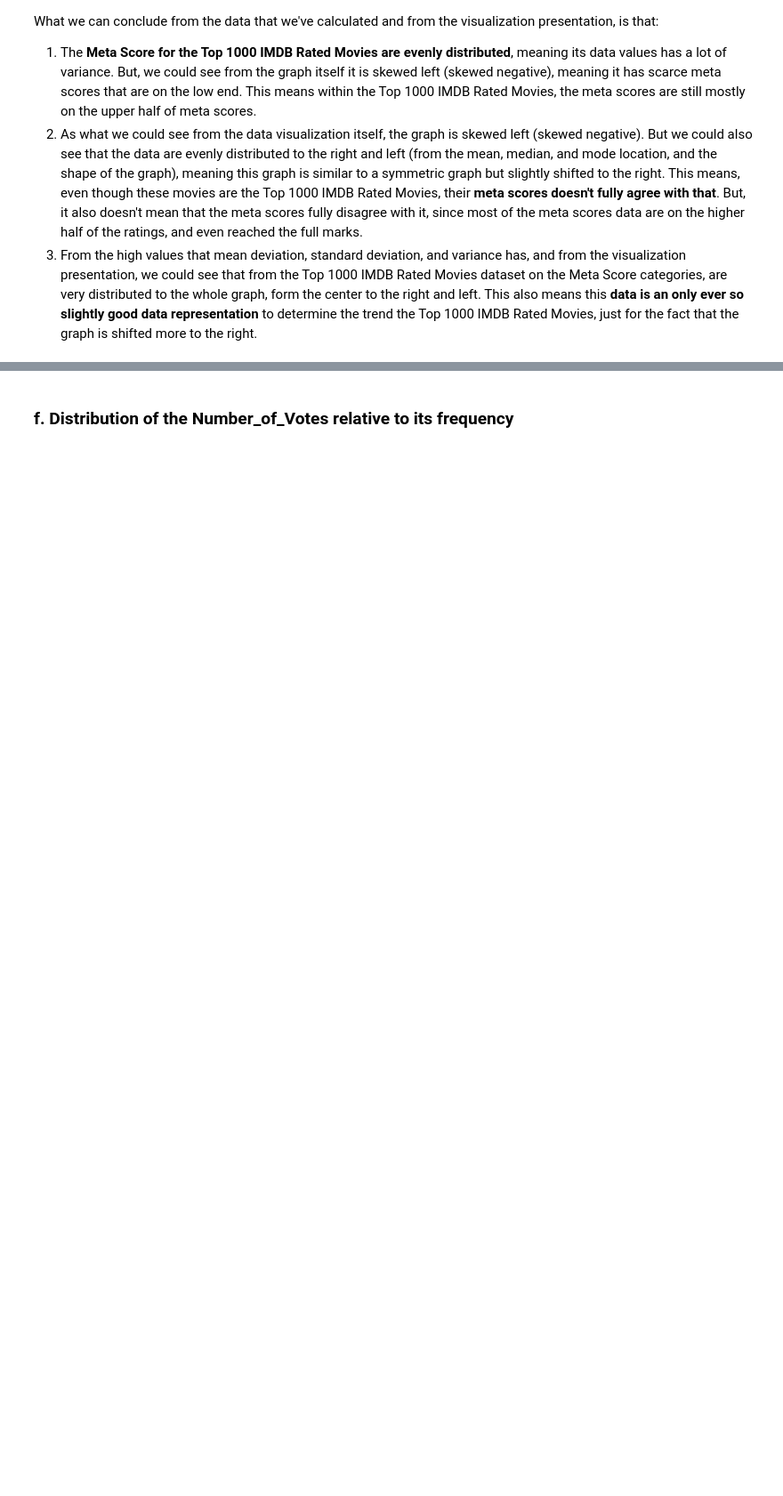
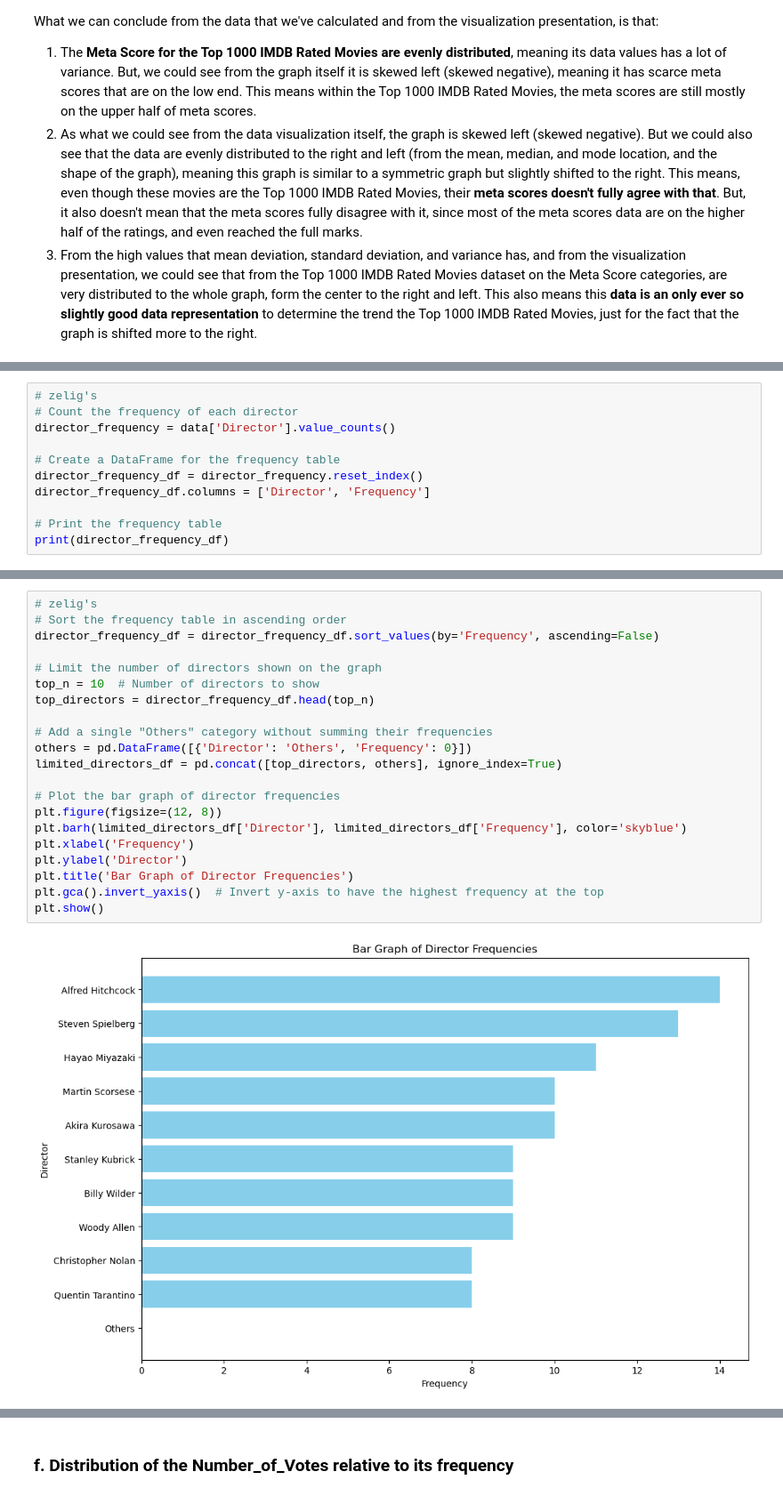
Before and after one commit to sipalingnub/fpStatpropb24, a Jupyter notebook: FP_Statprob_2024 (1).ipynb, the cells around one changed output, grey strips where cells are left out. Shown: that part at 89% size. Saved outputs shown, nothing was run; the diff lists cells and outputs as text; blank space fills up the shorter version.

```diff
--- a/FP_Statprob_2024 (1).ipynb
+++ b/FP_Statprob_2024 (1).ipynb
@@ -708,0 +699,11 @@ What we can conclude from the data that we've calculated and from the visualizat
+# %%
+# zelig's
+# Count the frequency of each director
+director_frequency = data['Director'].value_counts()
+
+# Create a DataFrame for the frequency table
+director_frequency_df = director_frequency.reset_index()
+director_frequency_df.columns = ['Director', 'Frequency']
+
+# Print the frequency table
+print(director_frequency_df)
@@ -708,0 +725,23 @@ What we can conclude from the data that we've calculated and from the visualizat
+# %%
+# zelig's
+# Sort the frequency table in ascending order
+director_frequency_df = director_frequency_df.sort_values(by='Frequency', ascending=False)
+
+# Limit the number of directors shown on the graph
+top_n = 10  # Number of directors to show
+top_directors = director_frequency_df.head(top_n)
+
+# Add a single "Others" category without summing their frequencies
+others = pd.DataFrame([{'Director': 'Others', 'Frequency': 0}])
+limited_directors_df = pd.concat([top_directors, others], ignore_index=True)
+
+# Plot the bar graph of director frequencies
+plt.figure(figsize=(12, 8))
+plt.barh(limited_directors_df['Director'], limited_directors_df['Frequency'], color='skyblue')
+plt.xlabel('Frequency')
+plt.ylabel('Director')
+plt.title('Bar Graph of Director Frequencies')
+plt.gca().invert_yaxis()  # Invert y-axis to have the highest frequency at the top
+plt.show()
+# %% [output]
+[figure, added]
```
Also changed, not shown: parts of 50 cells of this notebook.
